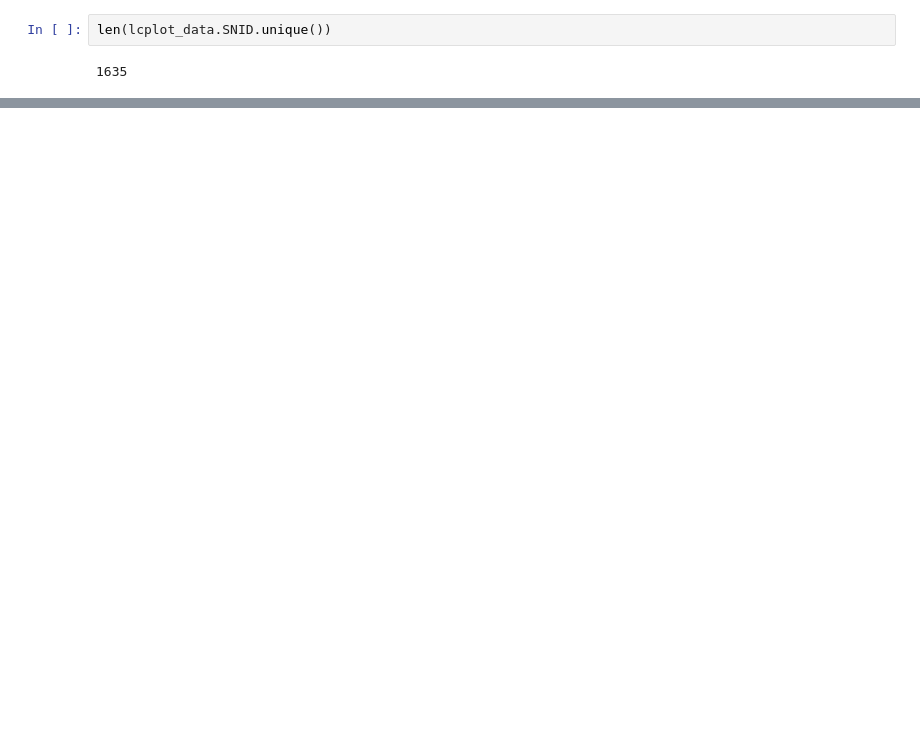
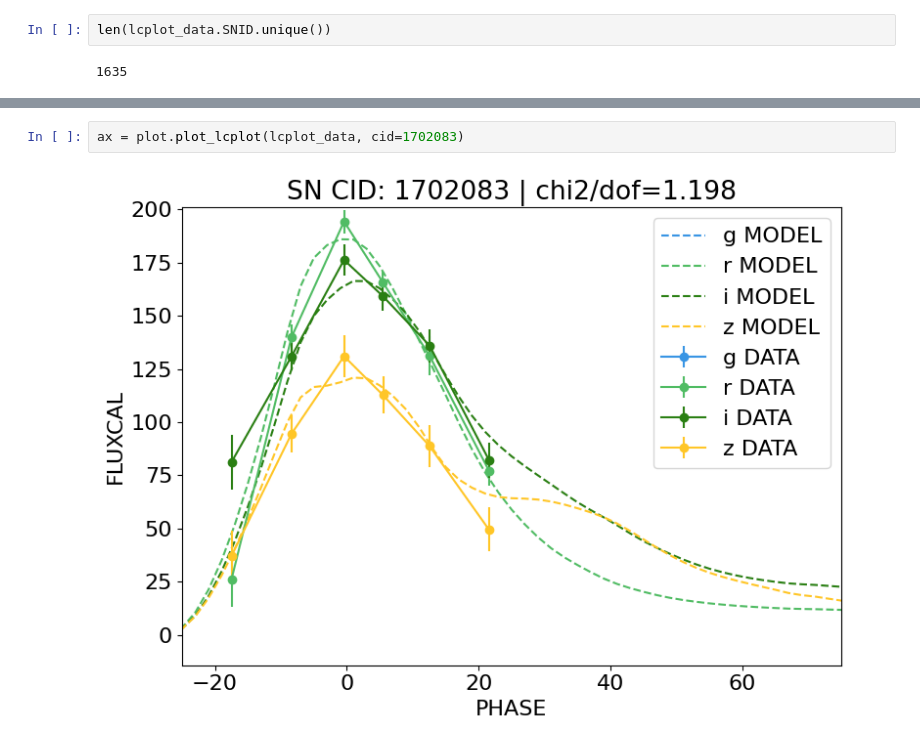
Before and after one commit to jasonlee17/DESSN5YR_TESTDR, a Jupyter notebook: docs/tutorial/03-load_lcplot.ipynb, the cells around one changed output, grey strips where cells are left out. Drawn from its saved outputs; the diff is of its cells as text; blank space fills up the shorter version.

```diff
--- a/docs/tutorial/03-load_lcplot.ipynb
+++ b/docs/tutorial/03-load_lcplot.ipynb
@@ -55,0 +57,4 @@ phot = utils.PhotFITS('/Users/sanchez/Data/DES/DES-SN5YR_DataRelease/1_SIMULATIO
+# %%
+ax = plot.plot_lcplot(lcplot_data, cid=1702083)
+# %% [output]
+[figure, added]
```
Also changed, not shown: parts of 18 cells of this notebook, 1 other file.
